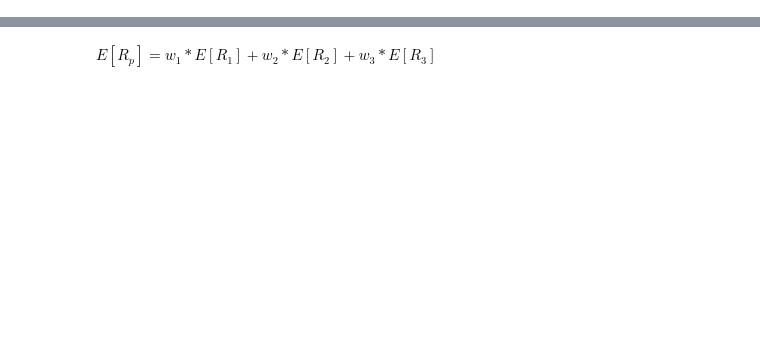
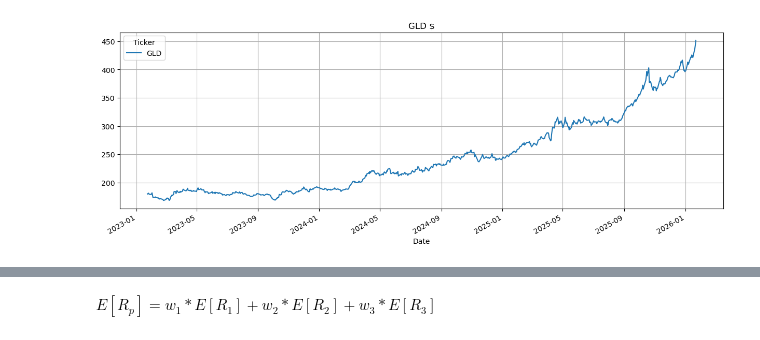
Before and after one commit to Wenbo-Git/Finance, a Jupyter notebook: Portfolio Management/Portfolio Optimization/Portfolio Optimization.ipynb, the cells around one changed output, grey strips where cells are left out. Drawn from its saved outputs; the diff is of its cells as text; code cells hidden in the pictures; blank space fills up the shorter version.

```diff
--- a/Portfolio Management/Portfolio Optimization/Portfolio Optimization.ipynb
+++ b/Portfolio Management/Portfolio Optimization/Portfolio Optimization.ipynb
@@ -23,0 +27,5 @@ plt.grid(True)
+# %%
+asset_3["Close"].plot(figsize=(15,5), title = "{} $".format(ticker_3))
+plt.grid(True)
+# %% [output]
+[figure, added]
```
Also changed, not shown: parts of 8 cells of this notebook.
